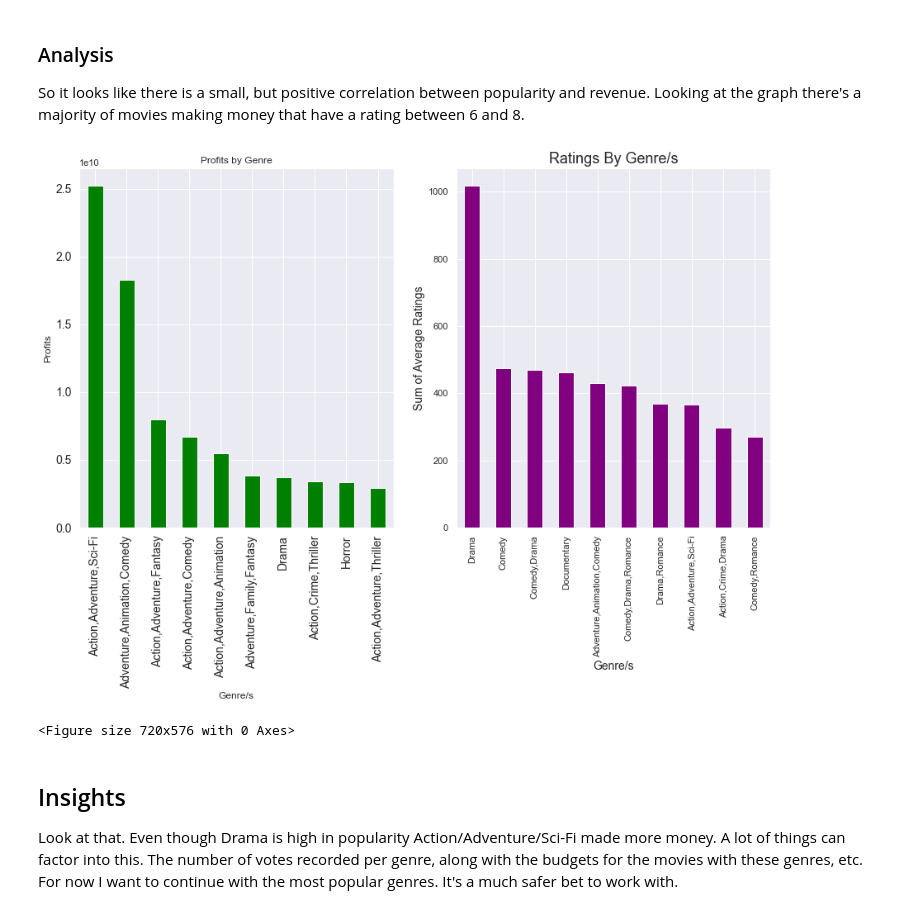
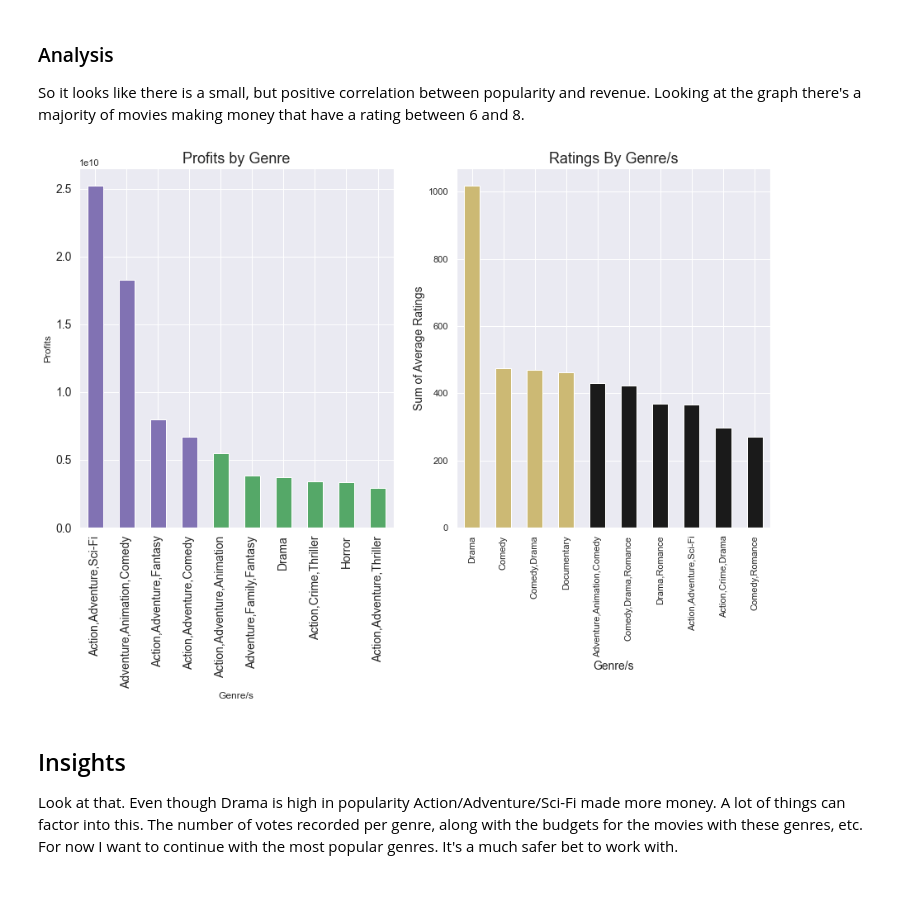
Before and after one commit to halmonchaquayla/dsc-phase-1-project, a Jupyter notebook: Project1.ipynb, the cells around one changed output. Saved outputs shown, nothing was run; the diff lists cells and outputs as text; code cells hidden in the pictures.

```diff
--- a/Project1.ipynb
+++ b/Project1.ipynb
@@ -365,25 +365,27 @@ So it looks like there is a small, but positive correlation between popularity a
 # %%
 #Plot to compare profits and popularity
 plt.figure(figsize =(15,8))
 ax3 = joined_three_df.groupby('genres').sum()['profits'].sort_values(
     ascending = False).head(10)
 plt.subplot(1,2,1)
-ax3.plot(x='genres', y='profits', kind = 'bar', title='Profits by Genre', xlabel='Genre/s', ylabel='Profits', fontsize=14, color='Green')
+ax3.plot(x='genres', y='profits', kind = 'bar', title='Profits by Genre',
+         xlabel='Genre/s', ylabel='Profits', fontsize=14,
+         color=('m', 'm', 'm', 'm', 'g', 'g', 'g', 'g', 'g', 'g'))
+plt.title('Profits by Genre', fontsize = 18)
 
 ax4 = joined_three_df.groupby('genres').sum()['averagerating'].sort_values(
     ascending = False).head(10)
 plt.subplot(1,2,2)
-ax4.plot(x='genres', y='averagerating', kind = 'bar', color='Purple')
+ax4.plot(x='genres', y='averagerating', kind = 'bar',
+         color=('y', 'y', 'y', 'y', 'k', 'k', 'k', 'k', 'k', 'k'))
 plt.title('Ratings By Genre/s', fontsize = 18)
 plt.xlabel('Genre/s', fontsize = 14)
 plt.ylabel('Sum of Average Ratings', fontsize = 14)
 
 
 plt.show()
-plt.savefig('c.png')
 # %% [output]
-[figure, old version]
+[figure, new version]
-<Figure size 720x576 with 0 Axes>
 # %% [markdown]
 ## Insights
 Look at that. Even though Drama is high in popularity Action/Adventure/Sci-Fi made more money. A lot of things can factor into this. The number of votes recorded per genre, along with the budgets for the movies with these genres, etc. For now I want to continue with the most popular genres. It's a much safer bet to work with.
```
Also changed, not shown: parts of 4 cells of this notebook, 7 other files.
